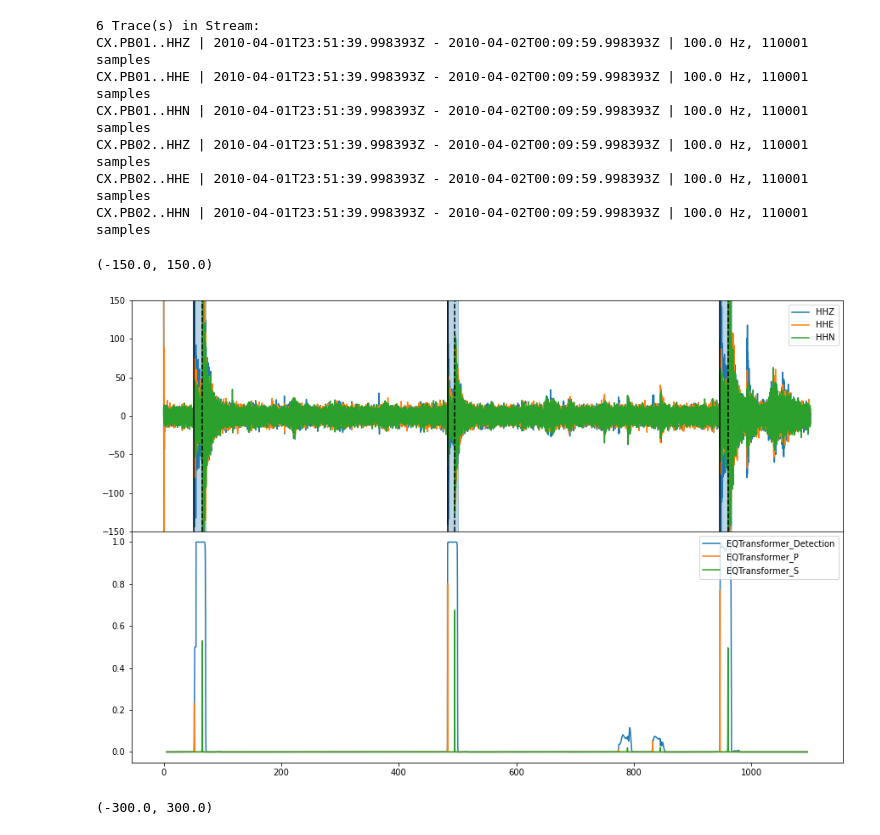
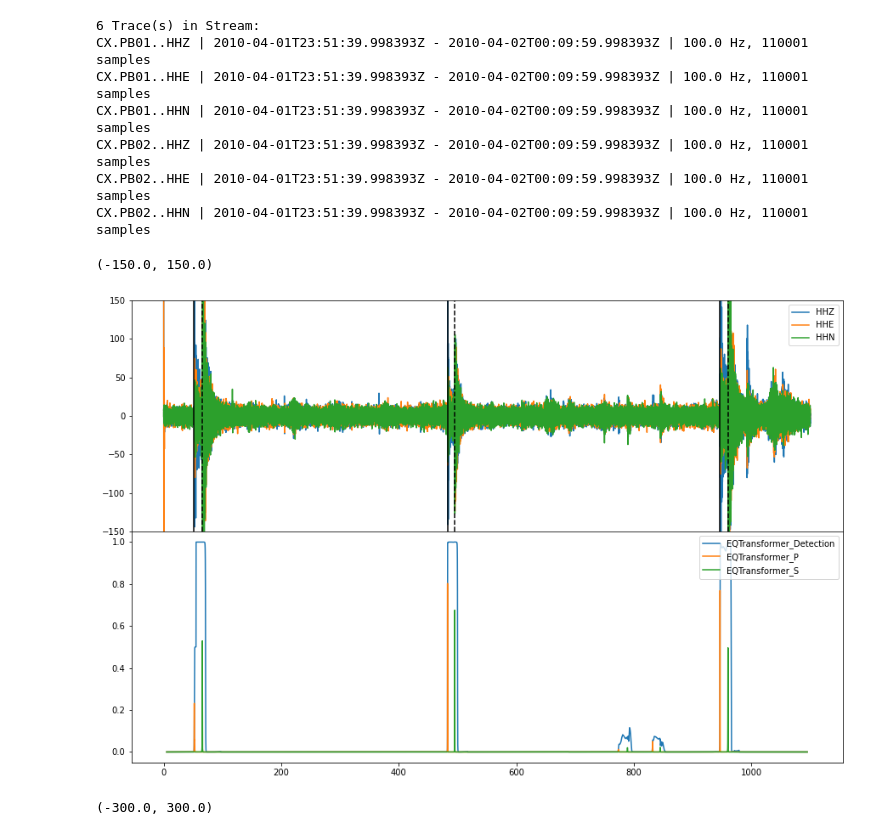
Before and after one commit to seisbench/seisbench, a Jupyter notebook: examples/model_example.ipynb, the cells around one changed output. Drawn from its saved outputs; the diff is of its cells as text; code cells hidden in the pictures.

```diff
--- a/examples/model_example.ipynb
+++ b/examples/model_example.ipynb
@@ -81,29 +77,29 @@ CX.PB02..HHN | 2010-04-01T23:51:39.998393Z - 2010-04-02T00:09:59.998393Z | 100.0
 # %%
 fig = plt.figure(figsize=(15, 10))
 axs = fig.subplots(2, 1, sharex=True, gridspec_kw={"hspace": 0})
 
 offset = annotations[0].stats.starttime - stream[0].stats.starttime
 for i in range(3):
     axs[0].plot(stream[i].times(), stream[i].data, label=stream[i].stats.channel)
     axs[1].plot(annotations[i].times() + offset, annotations[i].data, label=annotations[i].stats.channel)
 
 t_base = stream[0].stats.starttime
-for trace_id, t0, t1 in detections:
-    if trace_id == "CX.PB01.":
-        axs[0].fill_between([t0 - t_base, t1 - t_base], 1e10, -1e10, color='C0', alpha=0.3)
+#for trace_id, t0, t1 in detections:
+#    if trace_id == "CX.PB01.":
+#        axs[0].fill_between([t0 - t_base, t1 - t_base], 1e10, -1e10, color='C0', alpha=0.3)
 
 line_map = {"P": "-", "S": "--"}
 for trace_id, t0, phase in picks:
     if trace_id == "CX.PB01.":
         axs[0].axvline(t0 - t_base, color="k", ls=line_map[phase])
 
 axs[0].legend(loc="upper right")
 axs[1].legend(loc="upper right")
 # axs[0].set_ylim(-1.5e6, 1.5e6)
 axs[0].set_ylim(-1.5e2, 1.5e2)
 # %% [output]
 (-150.0, 150.0)
-[figure, old version]
+[figure, new version]
 # %%
 fig = plt.figure(figsize=(15, 10))
 axs = fig.subplots(2, 1, sharex=True, gridspec_kw={"hspace": 0})
```
Also changed, not shown: parts of 2 cells of this notebook, 2 other files.
